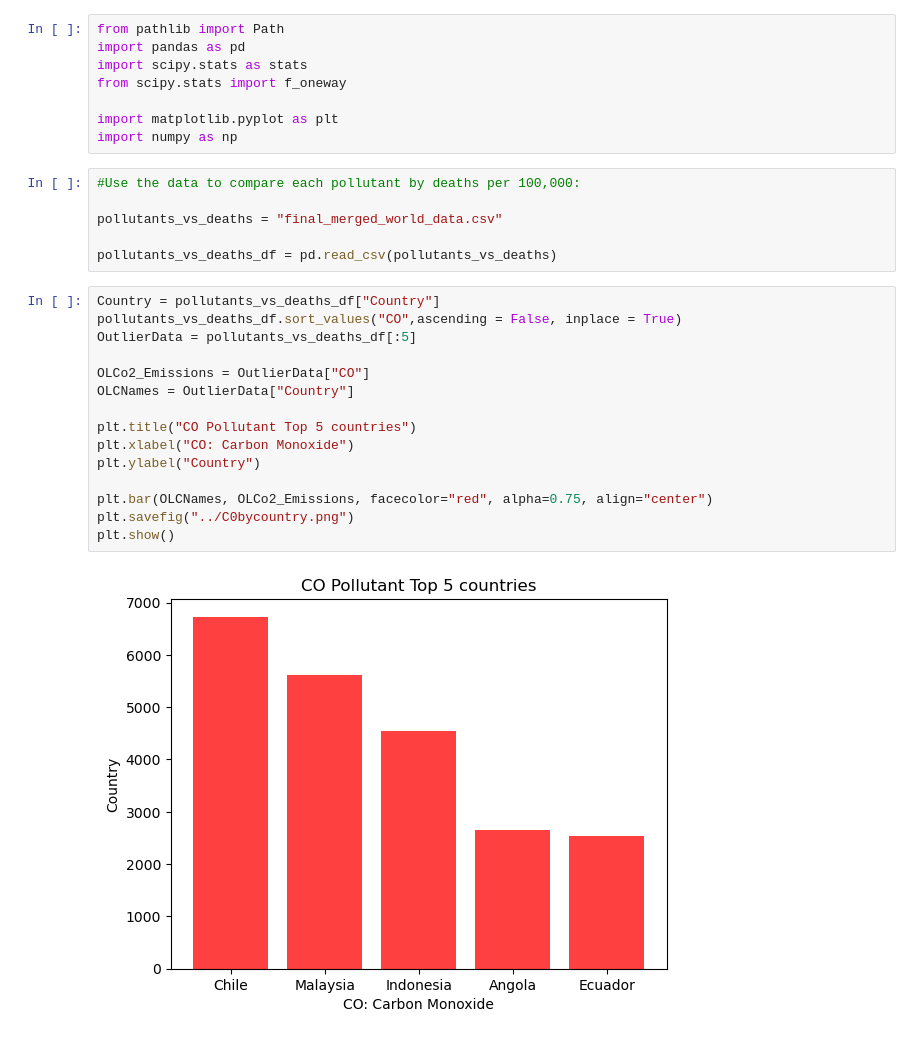
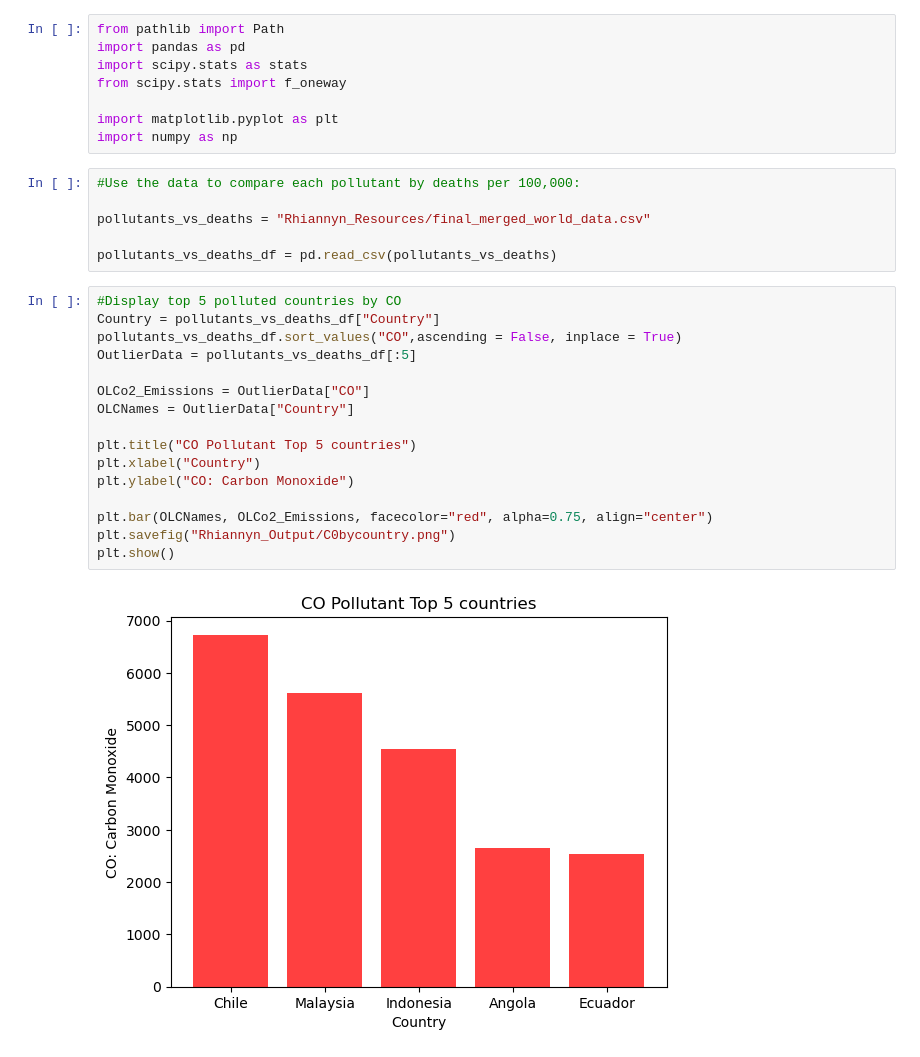
Before and after one commit to RJAndromeda/Project1Group8, a Jupyter notebook: boxplot.ipynb, the cells around one changed output. Drawn from its saved outputs; the diff is of its cells as text.

```diff
--- a/boxplot.ipynb
+++ b/boxplot.ipynb
@@ -9,24 +9,25 @@ import numpy as np
 # %%
 #Use the data to compare each pollutant by deaths per 100,000:
 
-pollutants_vs_deaths = "final_merged_world_data.csv"
+pollutants_vs_deaths = "Rhiannyn_Resources/final_merged_world_data.csv"
 
 pollutants_vs_deaths_df = pd.read_csv(pollutants_vs_deaths)
 # %%
+#Display top 5 polluted countries by CO
 Country = pollutants_vs_deaths_df["Country"]
 pollutants_vs_deaths_df.sort_values("CO",ascending = False, inplace = True)
 OutlierData = pollutants_vs_deaths_df[:5]
 
 OLCo2_Emissions = OutlierData["CO"]
 OLCNames = OutlierData["Country"]
 
 plt.title("CO Pollutant Top 5 countries")
-plt.xlabel("CO: Carbon Monoxide")
-plt.ylabel("Country")
+plt.xlabel("Country")
+plt.ylabel("CO: Carbon Monoxide")
 
 plt.bar(OLCNames, OLCo2_Emissions, facecolor="red", alpha=0.75, align="center")
-plt.savefig("../C0bycountry.png")
+plt.savefig("Rhiannyn_Output/C0bycountry.png")
 plt.show()
 # %% [output]
-[figure, old version]
+[figure, new version]
 # %%
```
Also changed, not shown: parts of 6 cells of this notebook, 7 other files.
